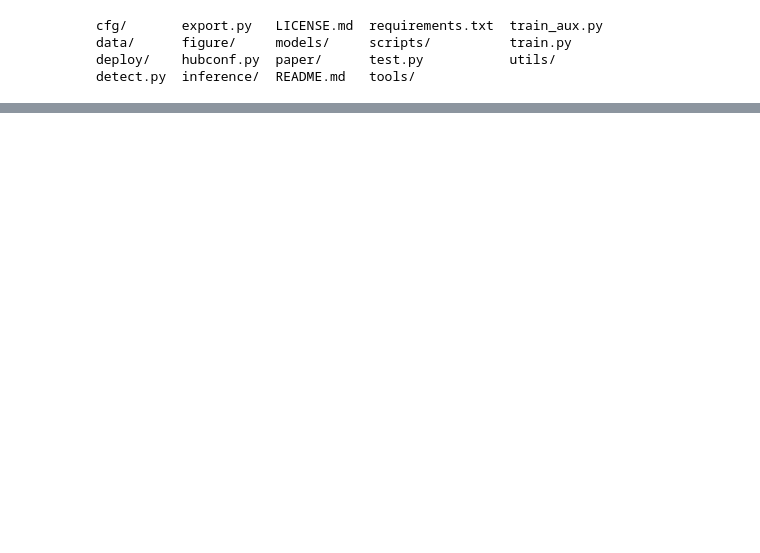
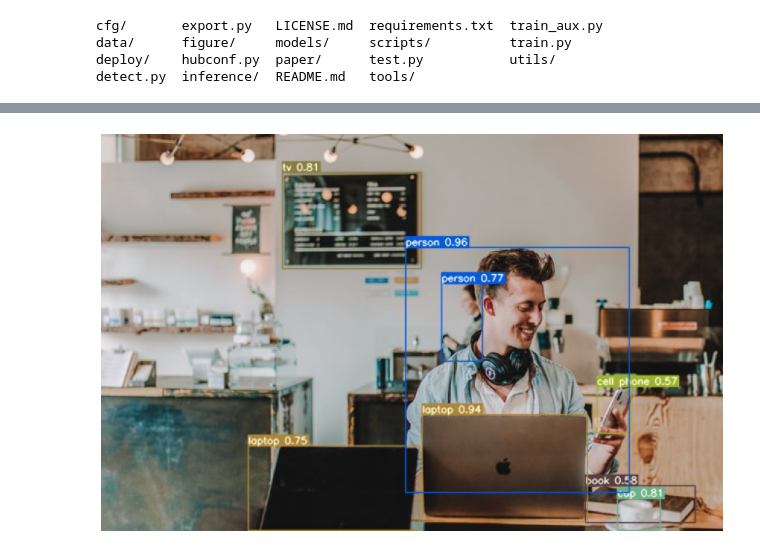
Before and after one commit to fernandomarca/IA, a Jupyter notebook: yolov7.ipynb, the cells around one changed output, grey strips where cells are left out. Drawn from its saved outputs; the diff is of its cells as text; code cells hidden in the pictures; blank space fills up the shorter version.

```diff
--- a/yolov7.ipynb
+++ b/yolov7.ipynb
@@ -106,2 +30,17 @@ Done. (10.424s)
+# %%
+import cv2
+import matplotlib.pyplot as plt
+
+def mostrar(caminho):
+  img = cv2.imread(caminho)
+  fig = plt.gcf()
+  fig.set_size_inches(18, 10)
+  plt.axis("off")
+  plt.imshow(cv2.cvtColor(img, cv2.COLOR_BGR2RGB))
+  plt.show()
+# %%
+mostrar("runs/detect/exp/man_cafe.jpg")
+# %% [output]
+[figure, added]
 # %%
 !python detect.py --weights yolov7-e6e.pt --conf 0.60 --img-size 640 --source ./man_cafe.jpg
```
Also changed, not shown: parts of 10 cells of this notebook, 3 other files.
